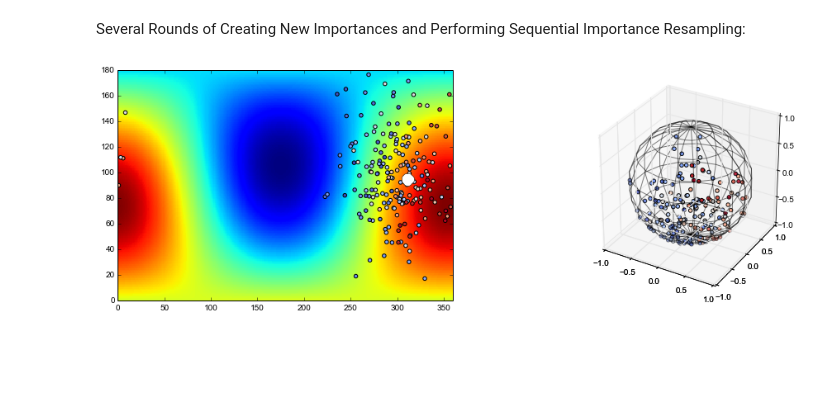
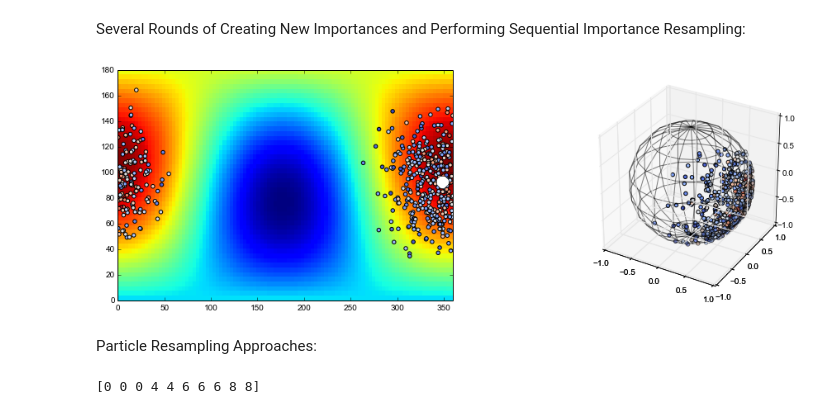
Before and after one commit to mc2922/misc, a Jupyter notebook: notebook/Particle Filter with Synthetic Beamformer Output.ipynb, the cells around one changed output. Drawn from its saved outputs; the diff is of its cells as text; code cells hidden in the pictures; blank space fills up the shorter version.

```diff
--- a/notebook/Particle Filter with Synthetic Beamformer Output.ipynb
+++ b/notebook/Particle Filter with Synthetic Beamformer Output.ipynb
@@ -145,6 +145,8 @@ axes.set_ylim([0,180])
 # %% [markdown]
 Particle Resampling and Dispersion (since we do not have a predict step):
 # %%
+# resample - new particles are distributed in density according to weights of old particles
+# weights of new particles are normalized but are proportional to weights of old particles
 def multinomal_resample(particles_phi, particles_theta, particles_weights):
     cumulative_sum = np.cumsum(particles_weights)
     cumulative_sum[-1] = 1.  # avoid round-off errors
@@ -155,6 +157,8 @@ def multinomal_resample(particles_phi, particles_theta, particles_weights):
     particles_weights[:] = particles_weights[idxs]
     particles_weights /= np.sum(particles_weights)
 
+# resample - new particles are distributed in density according to weights of old particles
+# weights of new particles are normalized and equal
 def multinomal_resample_reweight(particles_phi, particles_theta, particles_weights):
     cumulative_sum = np.cumsum(particles_weights)
     cumulative_sum[-1] = 1.  # avoid round-off errors
@@ -164,6 +168,25 @@ def multinomal_resample_reweight(particles_phi, particles_theta, particles_weigh
     particles_theta[:] = particles_theta[idxs]
     particles_weights[:] = np.ones(particles_weights.shape[0])/particles_weights.shape[0]
 
+def systematic_resample(particles_phi, particles_theta, particles_weights):
+    N = len(particles_weights)
+    # make N subdivisions, and choose positions with a consistent random offset
+    positions = (np.random.random() + np.arange(N)) / N
+    idxs = np.zeros(N, 'i')
+    cumulative_sum = np.cumsum(particles_weights)
+    i, j = 0, 0
+    while i < N:
+        if positions[i] < cumulative_sum[j]:
+            idxs[i] = j
+            i += 1
+        else:
+            j += 1
+    particles_phi[:] = particles_phi[idxs]
+    particles_theta[:] = particles_theta[idxs]
+    particles_weights[:] = particles_weights[idxs]
+    particles_weights /= np.sum(particles_weights)
+
+# randomly move particles in azimuth and elevation according to normal distribution
 def disperse_particles(particles_phi, particles_theta, phi_std, theta_std):
     rand_phi = np.random.normal(0, phi_std, particles_phi.shape[0])
     rand_theta = np.random.normal(0, theta_std, particles_theta.shape[0])
@@ -202,11 +225,11 @@ for i in range(10):
 # %% [markdown]
 Several Rounds of Creating New Importances and Performing Sequential Importance Resampling:
 # %%
-phi, theta, weights = sphere_uniform(num_points=200)
+phi, theta, weights = sphere_uniform(num_points=500)
 
-azimuths = np.linspace(0,360,360)*np.pi/180.0
-elevations = np.linspace(0,180,180)*np.pi/180.0
-num_steps = 10
+azimuths = np.linspace(0,360,100)*np.pi/180.0
+elevations = np.linspace(0,180,50)*np.pi/180.0
+num_steps = 50
 azim_innov = np.linspace(45, 355, num_steps)*np.pi/180.0
 elev_innov = (np.random.uniform(size=num_steps)*60 + 60)*np.pi/180.0
 
@@ -227,40 +250,42 @@ for i in range(num_steps):
                                   azimuths=azimuths, elevations=elevations)
 
     # plot importance as heatmap
-    ax2d.pcolor(importance)
+    ax2d.pcolor(azimuths*180.0/np.pi,elevations*180.0/np.pi,importance)
     ax2d.set_xlim([0,360])
     ax2d.set_ylim([0,180])
     display.display(pl.gcf())
     display.clear_output(wait=True)
 
-    weights = sequential_importance_sampling(importance=importance**3, importance_phis=azimuths, \
+    weights = sequential_importance_sampling(importance=importance**4, importance_phis=azimuths, \
                                              importance_thetas=elevations, particles_phi=phi, \
                                              particles_theta=theta, particles_weights=weights)
 
-    multinomal_resample(particles_phi=phi, particles_theta=theta, particles_weights=weights)
-    disperse_particles(particles_phi=phi, particles_theta=theta, phi_std=20, theta_std=20)
+    systematic_resample(particles_phi=phi, particles_theta=theta, particles_weights=weights)
+    disperse_particles(particles_phi=phi, particles_theta=theta, phi_std=15, theta_std=15)
     mean_phi, mean_theta = spherical_mean_particles_weighted(particles_phi=phi, particles_theta=theta, \
                                                              particles_weights=weights)
 
     # plot resampled particles and mean of particles
     ax2d.scatter(phi, theta, c=weights, cmap=plt.cm.coolwarm)
     ax2d.plot(mean_phi, mean_theta, 'wo', markersize=15)
     ax2d.set_xlim([0,360])
     ax2d.set_ylim([0,180])
     display.display(pl.gcf())
     display.clear_output(wait=True)
 
     particles_x = np.sin(deg_to_rad(theta))*np.cos(deg_to_rad(phi))
     particles_y = np.sin(deg_to_rad(theta))*np.sin(deg_to_rad(phi))
     particles_z = np.cos(deg_to_rad(theta))
 
     # plot particles as x,y,z with sphere
     ax3d.plot_wireframe(x, y, z, color=[0,0,0,0.5])
     ax3d.scatter(particles_x, particles_y, particles_z, c=weights, cmap=plt.cm.coolwarm)
     ax3d.set_xlim([-1,1])
     ax3d.set_ylim([-1,1])
     ax3d.set_zlim([-1,1])
     display.display(pl.gcf())
     display.clear_output(wait=True)
 # %% [output]
-[figure, old version]
+[figure, new version]
+# %% [markdown]
+Particle Resampling Approaches:
@@ -266,0 +365,15 @@ for i in range(num_steps):
+# %%
+phi = np.array([44.69087895,  244.48985592,   89.59831651,  115.58886671,  335.4846907,
+                186.32960813,   43.47819794,  186.14408974,   32.25250331,  188.40122328])
+theta = np.array([92.18951944,  102.35294754,  136.99002206,  125.06438378,   83.57077185,
+                  7.12422439,   49.06203387,   77.36593171,   17.41408544,   97.19730026])
+weights = np.array([2.84357697e-01,   8.14429204e-05,   1.78261857e-02,   5.15294017e-03,
+   1.91347220e-01,   4.78005342e-02,   2.96522943e-01,   2.22810975e-05,
+   1.56888661e-01,   9.48604674e-08])
+#6,0,4,8,5,2,3,1,7,9
+#multinomal_resample_reweight(phi, theta, weights)
+#residual_resample_reweight(phi, theta, weights)
+stratified_resample_reweight(phi, theta, weights)
+#systematic_resample_reweight(phi, theta, weights)
+# %% [output]
+[0 0 0 4 4 6 6 6 8 8]
```
Also changed, not shown: parts of 6 cells of this notebook, 2 other files.
